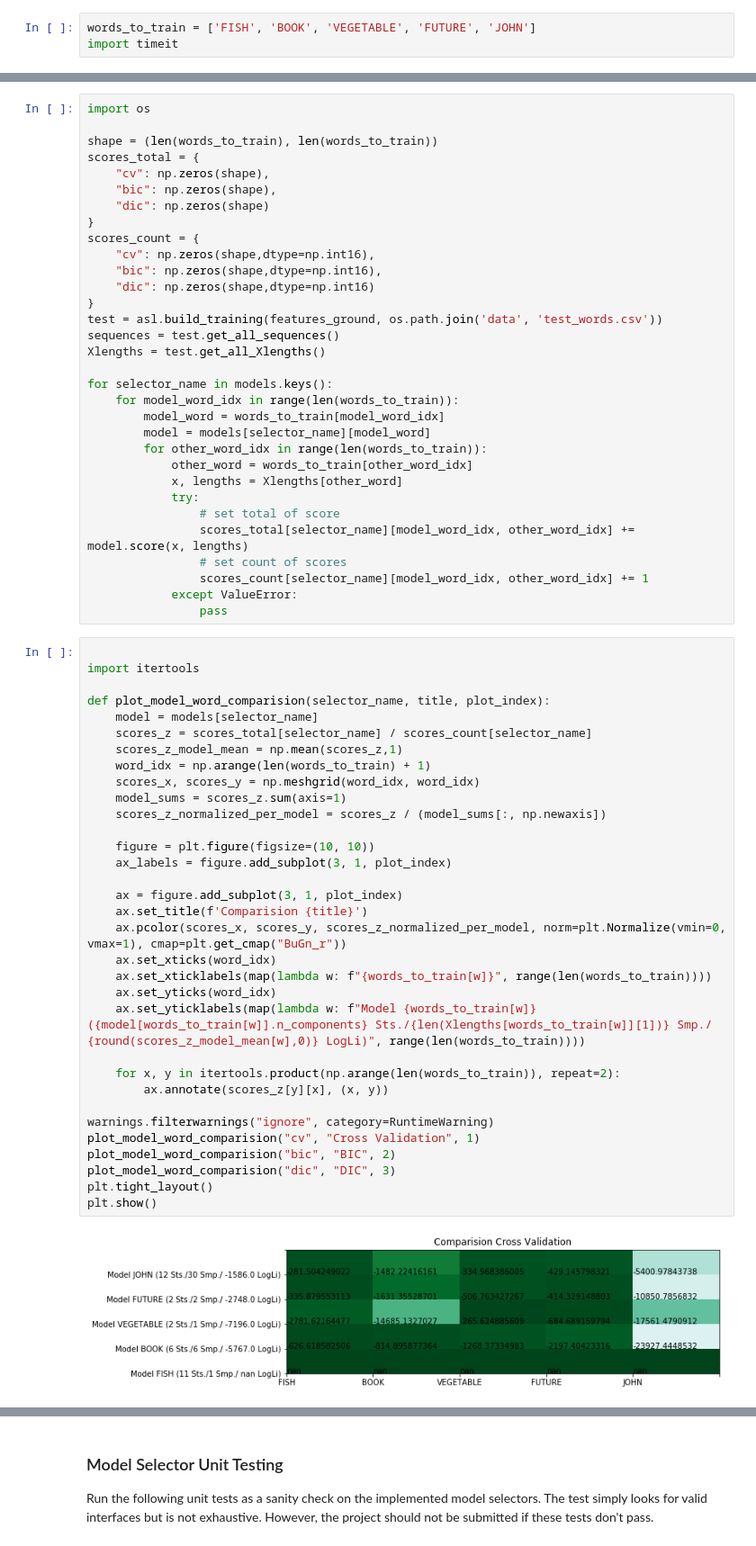
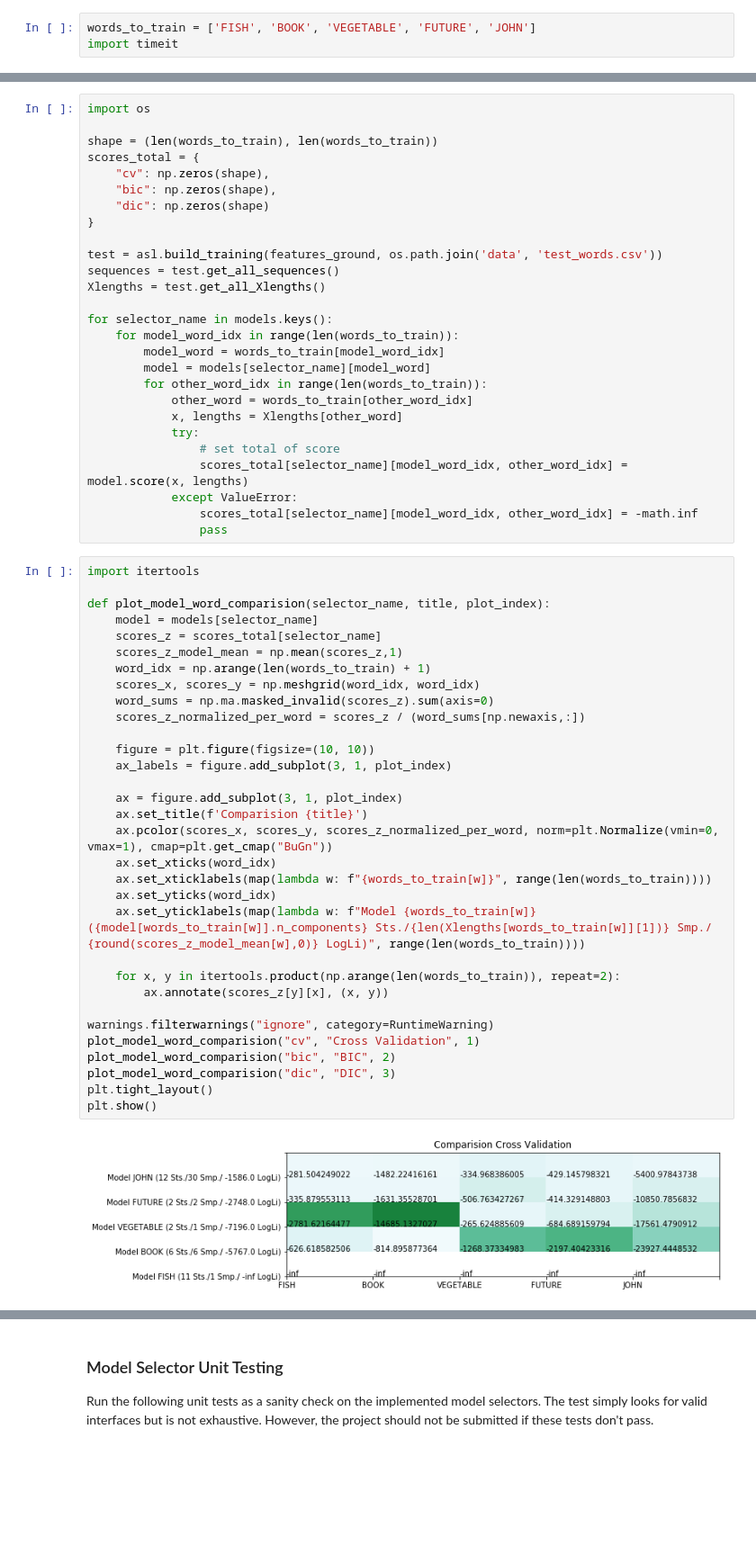
Before and after one commit to Enceradeira/AIND-Recognizer, a Jupyter notebook: asl_recognizer.ipynb, the cells around one changed output, grey strips where cells are left out. Shown: that part at 90% size. Drawn from its saved outputs; the diff is of its cells as text; blank space fills up the shorter version.

```diff
--- a/asl_recognizer.ipynb
+++ b/asl_recognizer.ipynb
@@ -548,11 +545,7 @@ scores_total = {
     "bic": np.zeros(shape),
     "dic": np.zeros(shape)
 }
-scores_count = {
-    "cv": np.zeros(shape,dtype=np.int16),
-    "bic": np.zeros(shape,dtype=np.int16),
-    "dic": np.zeros(shape,dtype=np.int16)
-}
+
 test = asl.build_training(features_ground, os.path.join('data', 'test_words.csv'))
 sequences = test.get_all_sequences()
 Xlengths = test.get_all_Xlengths()
@@ -566,43 +559,41 @@ for selector_name in models.keys():
             x, lengths = Xlengths[other_word]
             try:
                 # set total of score
-                scores_total[selector_name][model_word_idx, other_word_idx] += model.score(x, lengths)
-                # set count of scores
-                scores_count[selector_name][model_word_idx, other_word_idx] += 1
+                scores_total[selector_name][model_word_idx, other_word_idx] = model.score(x, lengths)
             except ValueError:
+                scores_total[selector_name][model_word_idx, other_word_idx] = -math.inf
                 pass
 # %%
-
 import itertools
 
 def plot_model_word_comparision(selector_name, title, plot_index):
     model = models[selector_name]
-    scores_z = scores_total[selector_name] / scores_count[selector_name]
+    scores_z = scores_total[selector_name]
     scores_z_model_mean = np.mean(scores_z,1)
     word_idx = np.arange(len(words_to_train) + 1)
     scores_x, scores_y = np.meshgrid(word_idx, word_idx)
-    model_sums = scores_z.sum(axis=1)
-    scores_z_normalized_per_model = scores_z / (model_sums[:, np.newaxis])
+    word_sums = np.ma.masked_invalid(scores_z).sum(axis=0)
+    scores_z_normalized_per_word = scores_z / (word_sums[np.newaxis,:])
 
     figure = plt.figure(figsize=(10, 10))
     ax_labels = figure.add_subplot(3, 1, plot_index)
 
     ax = figure.add_subplot(3, 1, plot_index)
     ax.set_title(f'Comparision {title}')
-    ax.pcolor(scores_x, scores_y, scores_z_normalized_per_model, norm=plt.Normalize(vmin=0, vmax=1), cmap=plt.get_cmap("BuGn_r"))
+    ax.pcolor(scores_x, scores_y, scores_z_normalized_per_word, norm=plt.Normalize(vmin=0, vmax=1), cmap=plt.get_cmap("BuGn"))
     ax.set_xticks(word_idx)
     ax.set_xticklabels(map(lambda w: f"{words_to_train[w]}", range(len(words_to_train))))
     ax.set_yticks(word_idx)
     ax.set_yticklabels(map(lambda w: f"Model {words_to_train[w]} ({model[words_to_train[w]].n_components} Sts./{len(Xlengths[words_to_train[w]][1])} Smp./ {round(scores_z_model_mean[w],0)} LogLi)", range(len(words_to_train))))
 
     for x, y in itertools.product(np.arange(len(words_to_train)), repeat=2):
         ax.annotate(scores_z[y][x], (x, y))
 
 warnings.filterwarnings("ignore", category=RuntimeWarning)
 plot_model_word_comparision("cv", "Cross Validation", 1)
 plot_model_word_comparision("bic", "BIC", 2)
 plot_model_word_comparision("dic", "DIC", 3)
 plt.tight_layout()
 plt.show()
 # %% [output]
-[figure, old version]
+[figure, new version]
```
Also changed, not shown: parts of 17 cells of this notebook, 1 other file.
